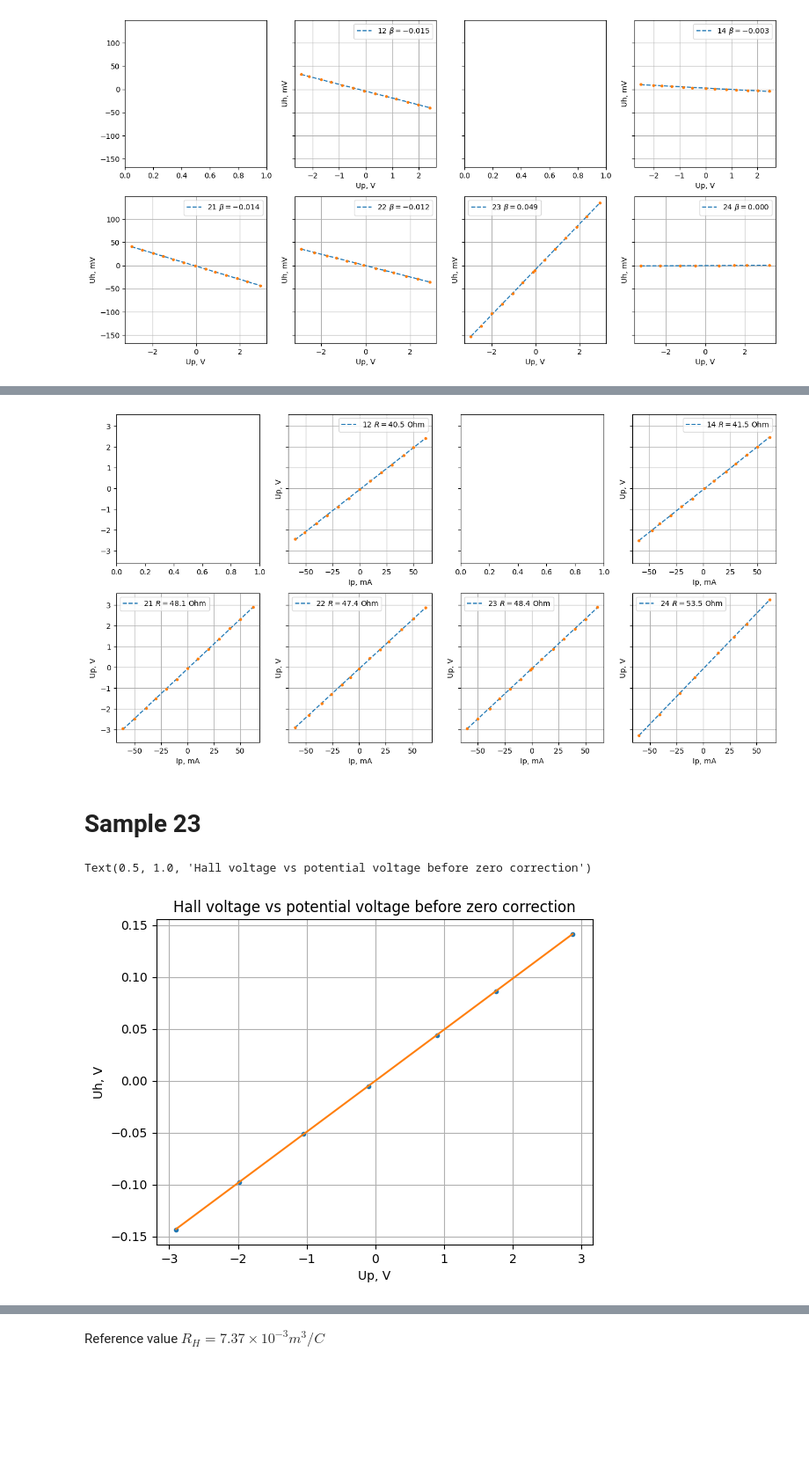
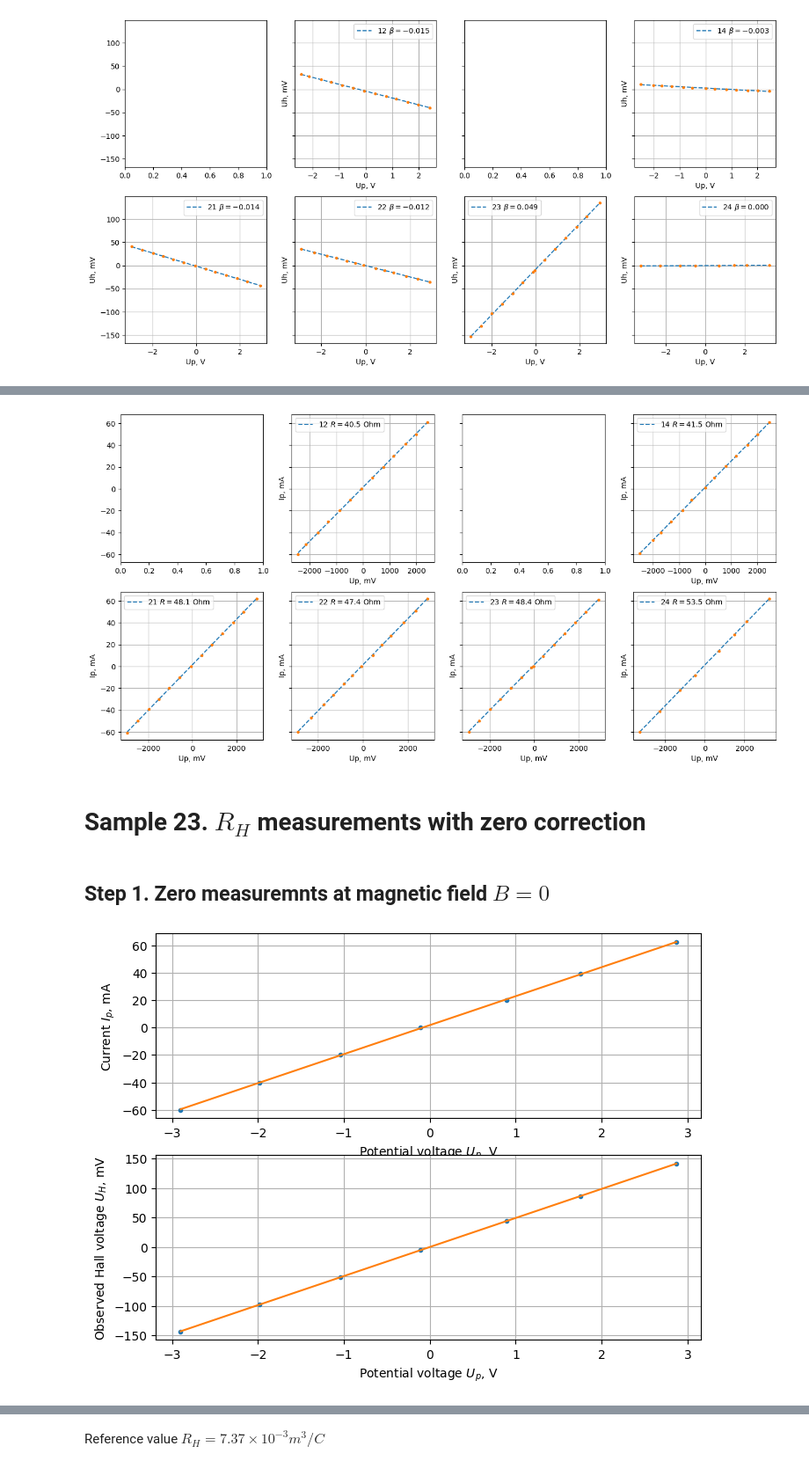
Before and after one commit to evgeny-kolonsky/Lab4, a Jupyter notebook: Hall/Hall_zeroB_measurements.ipynb, the cells around one changed output, grey strips where cells are left out. Shown at 88% size. Saved outputs shown, nothing was run; the diff lists cells and outputs as text; code cells hidden in the pictures; blank space fills up the shorter version.

```diff
--- a/Hall/Hall_zeroB_measurements.ipynb
+++ b/Hall/Hall_zeroB_measurements.ipynb
@@ -67,51 +72,59 @@ for name in names:
   second_digit = int(name[:2]) // 10
   axx = ax[second_digit-1, first_digit-1]
 
-  axx.set_xlabel('Ip, mA')
-  axx.set_ylabel('Up, V')
+  axx.set_ylabel('Ip, mA')
+  axx.set_xlabel('Up, mV')
 
-  fit = linregress(Ip, Up)
-  R = fit.slope
-  Up_fit = fit.intercept + fit.slope *Ip
-  axx.plot(Ip, Up_fit / 1000, '--', label=rf'{name} $R ={R:.1f}$ Ohm')
-  axx.plot(Ip, Up /1000, '.')
+  fit = linregress(Up, Ip)
+  R = 1/fit.slope
+  I0 = fit.intercept
+  Ip_fit = fit.intercept + fit.slope *Up
+  axx.plot(Up, Ip_fit , '--', label=rf'{name} $R ={R:.1f}$ Ohm')
+  axx.plot(Up, Ip , '.')
   axx.legend()
   axx.grid()
 #ax[0,0].remove()
 #ax[0,2].remove()
 # %% [output]
-[figure, old version]
+[figure, new version]
 # %% [markdown]
-# Sample 23
+# Sample 23. $R_H$ measurements with zero correction
+# %% [markdown]
+## Step 1. Zero measuremnts at magnetic field $B=0$
 # %%
 zero = '''
 #B = 0
 # Ip/mA, Up/mV, Uh/mV
 -60 -2900 -143.38
 -40 -1983 -97.30
 -20 -1046 -51.36
 0 -106 -5.25
 20 891 43.83
 39 1754 86.20
 62 2869 141.20
 '''
 
 Ip, Up, Uh = np.genfromtxt(zero.splitlines()).T
 Ip *= 1e-3
 Up *= 1e-3
 Uh *= 1e-3
 
-fit = linregress(Ip, Up)
-R, Up0 = fit.slope, fit.intercept
-fit = linregress(Up, Uh)
-beta, U0 = fit.slope, fit.intercept
-plt.plot(Up, Uh, '.')
-plt.plot(Up, beta*Up + U0)
-Uh_ = Uh - beta * Up - U0
-plt.xlabel('Up, V')
-plt.ylabel('Uh, V')
-plt.grid()
-plt.title('Hall voltage vs potential voltage before zero correction')
+fig, ax = plt.subplots(2, 1, figsize=(8, 6))
+fit_conductivity = linregress(Up, Ip)
+fit_leak = linregress(Up, Uh)
+beta, U0 = fit_leak.slope, fit_leak.intercept
+
+ax[0].plot(Up, Ip*1e3, '.')
+ax[0].plot(Up, 1e3*(fit_conductivity.intercept + fit_conductivity.slope * Up))
+ax[0].set_xlabel(r'Potential voltage $U_p$, V')
+ax[0].set_ylabel(r"Current $I_p$, mA")
+ax[0].grid()
+
+
+ax[1].plot(Up, Uh*1e3, '.')
+ax[1].plot(Up, (beta*Up + U0)*1e3)
+ax[1].set_xlabel(r'Potential voltage $U_p$, V')
+ax[1].set_ylabel(r"Observed Hall voltage $U_H$, mV")
+ax[1].grid()
 # %% [output]
-Text(0.5, 1.0, 'Hall voltage vs potential voltage before zero correction')
-[figure, old version]
+[figure, new version]
```
Also changed, not shown: parts of 16 cells of this notebook.
